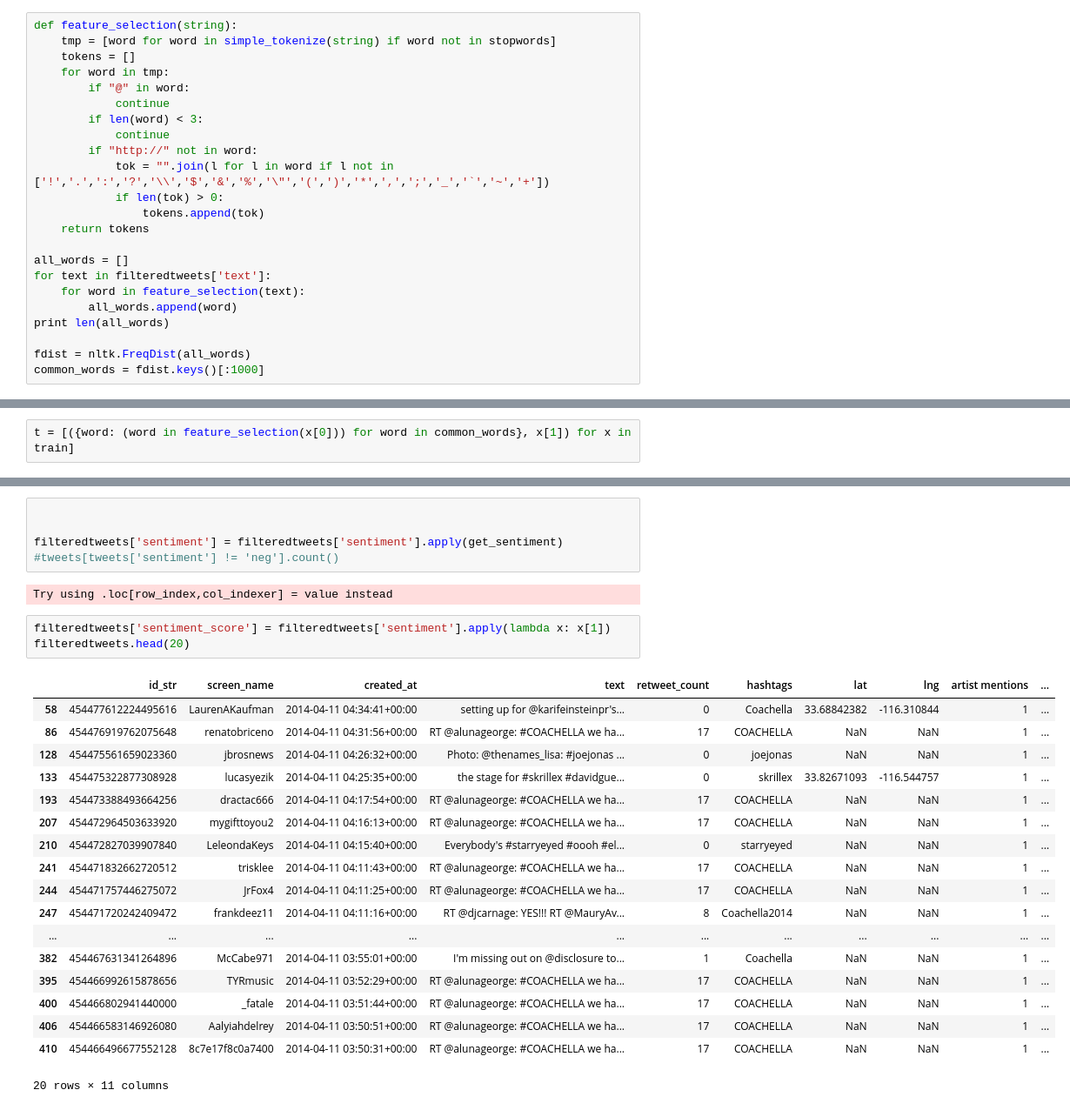
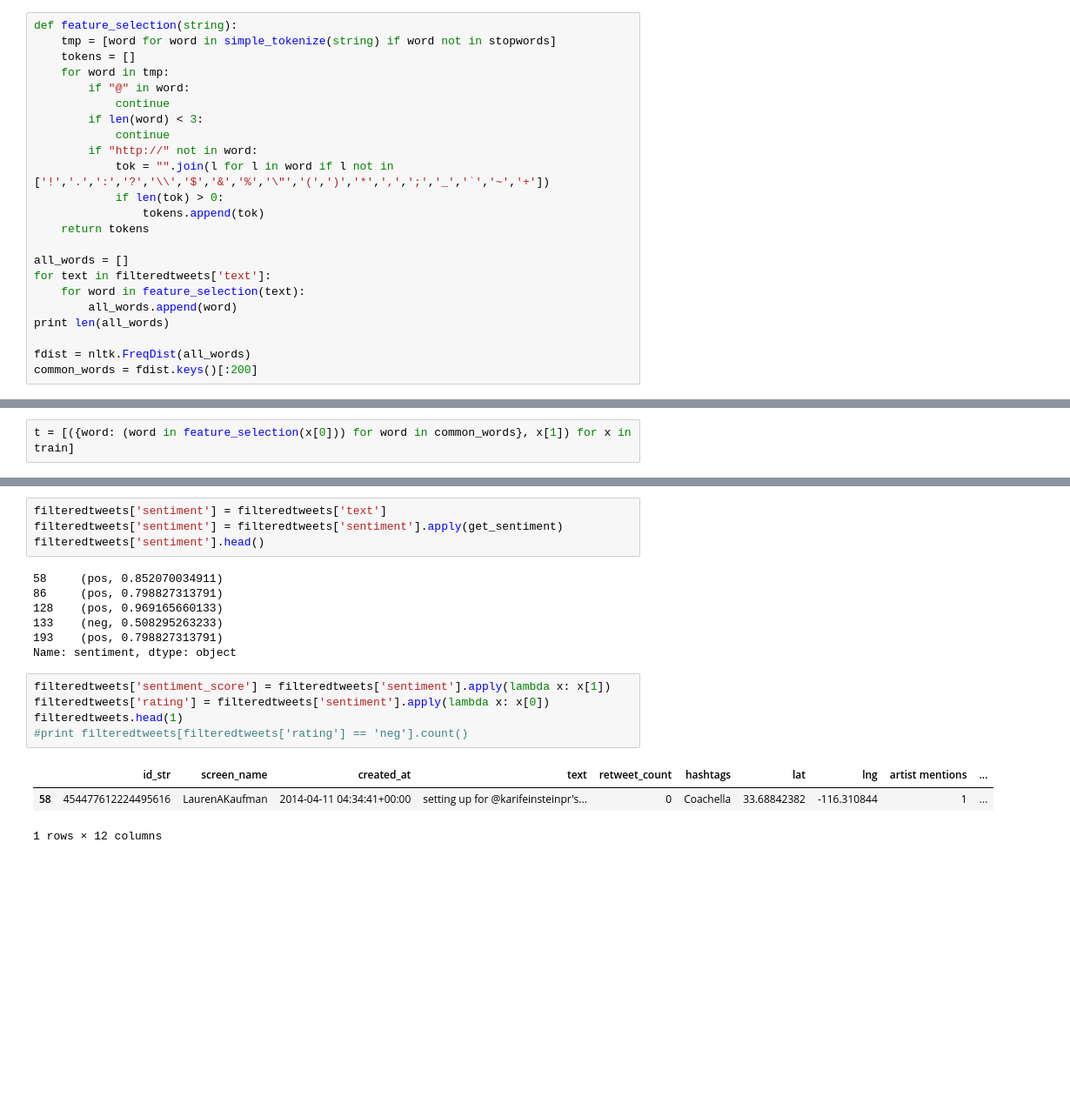
Before and after one commit to harry0123/hashtag, a Jupyter notebook: recommendation.ipynb, the cells around one changed output, grey strips where cells are left out. Shown: that part at 87% size. Saved outputs shown, nothing was run; the diff lists cells and outputs as text; blank space fills up the shorter version.

Commit message:
sentiments donn work mane

```diff
--- a/recommendation.ipynb
+++ b/recommendation.ipynb
@@ -99,7 +99,7 @@ for text in filteredtweets['text']:
 print len(all_words)
 
 fdist = nltk.FreqDist(all_words)
-common_words = fdist.keys()[:1000]
+common_words = fdist.keys()[:200]
 # %% [output]
 132014
 # %%
@@ -175,29 +154,20 @@ KeyboardInterrupt:
 # %%
-
-
+filteredtweets['sentiment'] = filteredtweets['text']
 filteredtweets['sentiment'] = filteredtweets['sentiment'].apply(get_sentiment)
-#tweets[tweets['sentiment'] != 'neg'].count()
+filteredtweets['sentiment'].head()
 # %% [output]
-Try using .loc[row_index,col_indexer] = value instead
+58     (pos, 0.852070034911)
+86     (pos, 0.798827313791)
+128    (pos, 0.969165660133)
+133    (neg, 0.508295263233)
+193    (pos, 0.798827313791)
+Name: sentiment, dtype: object
 # %%
 filteredtweets['sentiment_score'] = filteredtweets['sentiment'].apply(lambda x: x[1])
-filteredtweets.head(20)
+filteredtweets['rating'] = filteredtweets['sentiment'].apply(lambda x: x[0])
+filteredtweets.head(1)
+#print filteredtweets[filteredtweets['rating'] == 'neg'].count()
 # %% [output]
 |  | id_str | screen_name | created_at | text | retweet_count | hashtags | lat | lng | artist mentions | ... |
 | 58 | 454477612224495616 | LaurenAKaufman | 2014-04-11 04:34:41+00:00 | setting up for @karifeinsteinpr's... | 0 | Coachella | 33.68842382 | -116.310844 | 1 | ... |
-| 86 | 454476919762075648 | renatobriceno | 2014-04-11 04:31:56+00:00 | RT @alunageorge: #COACHELLA we ha... | 17 | COACHELLA | NaN | NaN | 1 | ... |
-| 128 | 454475561659023360 | jbrosnews | 2014-04-11 04:26:32+00:00 | Photo: @thenames_lisa: #joejonas ... | 0 | joejonas | NaN | NaN | 1 | ... |
-| 133 | 454475322877308928 | lucasyezik | 2014-04-11 04:25:35+00:00 | the stage for #skrillex #davidgue... | 0 | skrillex | 33.82671093 | -116.544757 | 1 | ... |
-| 193 | 454473388493664256 | dractac666 | 2014-04-11 04:17:54+00:00 | RT @alunageorge: #COACHELLA we ha... | 17 | COACHELLA | NaN | NaN | 1 | ... |
-| 207 | 454472964503633920 | mygifttoyou2 | 2014-04-11 04:16:13+00:00 | RT @alunageorge: #COACHELLA we ha... | 17 | COACHELLA | NaN | NaN | 1 | ... |
-| 210 | 454472827039907840 | LeleondaKeys | 2014-04-11 04:15:40+00:00 | Everybody's #starryeyed #oooh #el... | 0 | starryeyed | NaN | NaN | 1 | ... |
-| 241 | 454471832662720512 | trisklee | 2014-04-11 04:11:43+00:00 | RT @alunageorge: #COACHELLA we ha... | 17 | COACHELLA | NaN | NaN | 1 | ... |
-| 244 | 454471757446275072 | JrFox4 | 2014-04-11 04:11:25+00:00 | RT @alunageorge: #COACHELLA we ha... | 17 | COACHELLA | NaN | NaN | 1 | ... |
-| 247 | 454471720242409472 | frankdeez11 | 2014-04-11 04:11:16+00:00 | RT @djcarnage: YES!!! RT @MauryAv... | 8 | Coachella2014 | NaN | NaN | 1 | ... |
-| ... | ... | ... | ... | ... | ... | ... | ... | ... | ... | ... |
-| 382 | 454467631341264896 | McCabe971 | 2014-04-11 03:55:01+00:00 | I'm missing out on @disclosure to... | 1 | Coachella | NaN | NaN | 1 | ... |
-| 395 | 454466992615878656 | TYRmusic | 2014-04-11 03:52:29+00:00 | RT @alunageorge: #COACHELLA we ha... | 17 | COACHELLA | NaN | NaN | 1 | ... |
-| 400 | 454466802941440000 | _fatale | 2014-04-11 03:51:44+00:00 | RT @alunageorge: #COACHELLA we ha... | 17 | COACHELLA | NaN | NaN | 1 | ... |
-| 406 | 454466583146926080 | Aalyiahdelrey | 2014-04-11 03:50:51+00:00 | RT @alunageorge: #COACHELLA we ha... | 17 | COACHELLA | NaN | NaN | 1 | ... |
-| 410 | 454466496677552128 | 8c7e17f8c0a7400 | 2014-04-11 03:50:31+00:00 | RT @alunageorge: #COACHELLA we ha... | 17 | COACHELLA | NaN | NaN | 1 | ... |
-20 rows × 11 columns
+1 rows × 12 columns
```
Also changed, not shown: parts of 7 cells of this notebook.
